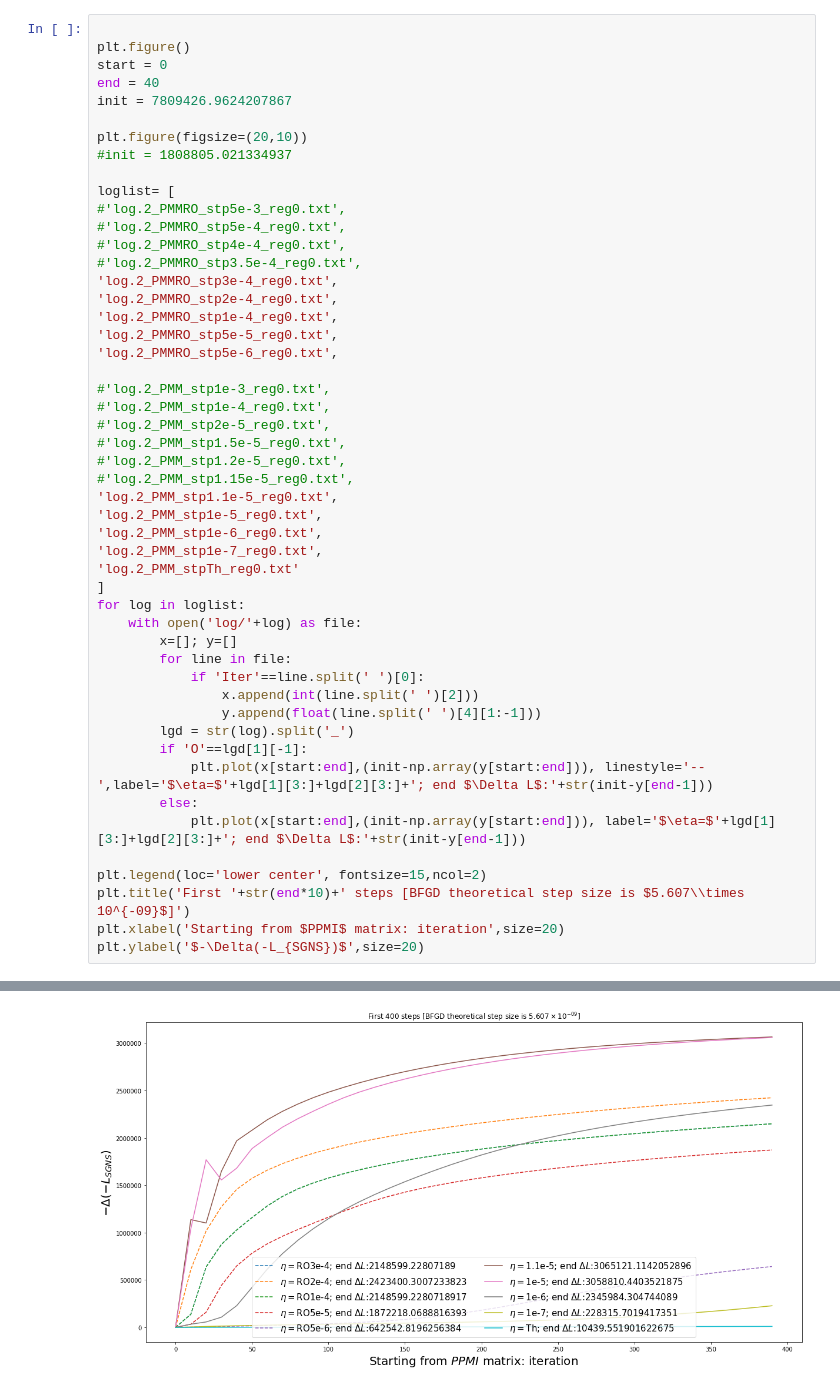
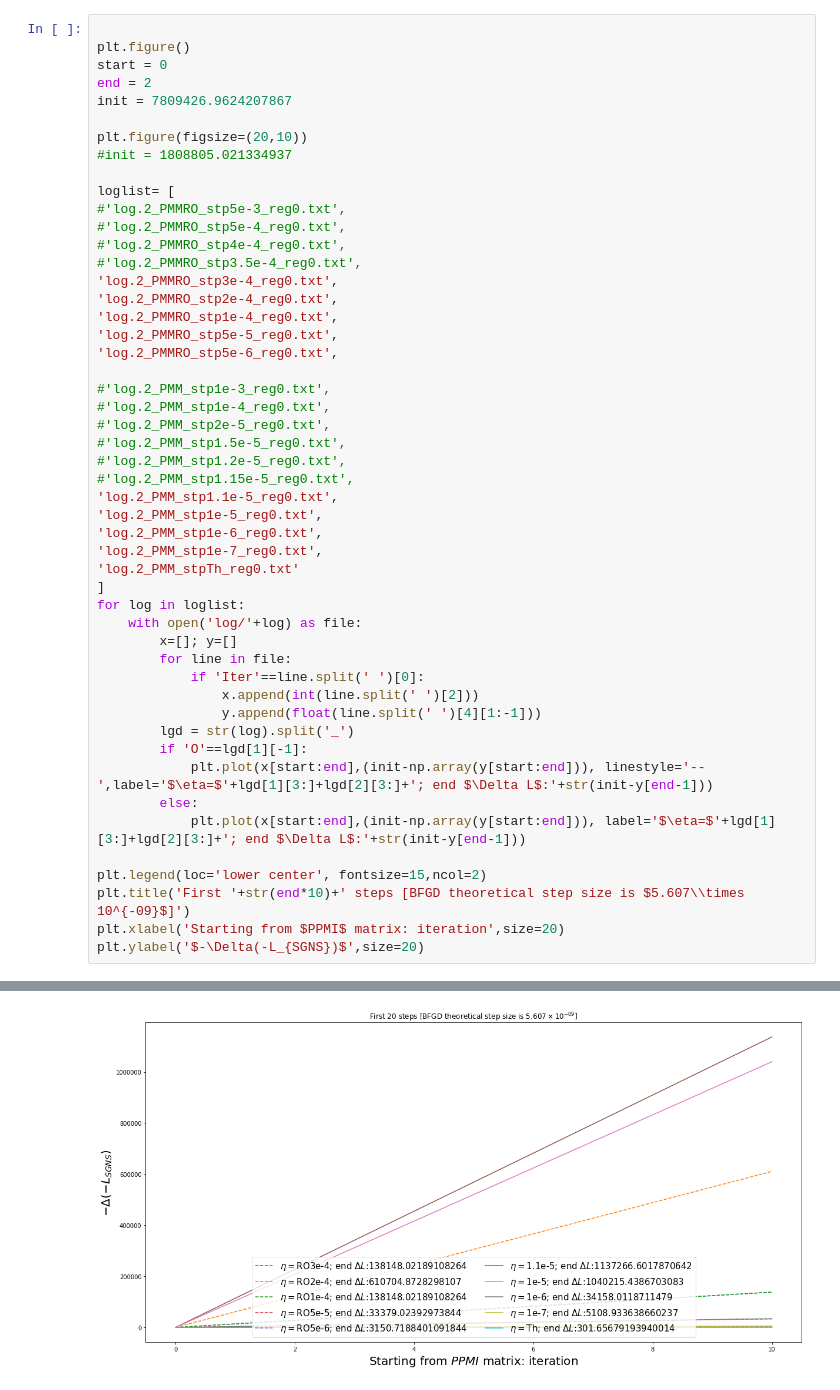
Before and after one commit to YerongLi/BFGD-sgns, a Jupyter notebook: plot.ipynb, the cells around one changed output, grey strips where cells are left out. Cells and saved outputs as stored; diff of their text form.

```diff
--- a/plot.ipynb
+++ b/plot.ipynb
@@ -336,7 +385,7 @@ log.2_X0_stpTh_reg0.txt
 
 plt.figure()
 start = 0
-end = 40
+end = 2
 init = 7809426.9624207867
 
 plt.figure(figsize=(20,10))
@@ -358,34 +407,34 @@ loglist= [
 #'log.2_PMM_stp2e-5_reg0.txt',
 #'log.2_PMM_stp1.5e-5_reg0.txt',
 #'log.2_PMM_stp1.2e-5_reg0.txt',
 #'log.2_PMM_stp1.15e-5_reg0.txt',
 'log.2_PMM_stp1.1e-5_reg0.txt',
 'log.2_PMM_stp1e-5_reg0.txt',
 'log.2_PMM_stp1e-6_reg0.txt',
 'log.2_PMM_stp1e-7_reg0.txt',
 'log.2_PMM_stpTh_reg0.txt'
 ]
 for log in loglist:
     with open('log/'+log) as file:
         x=[]; y=[]
         for line in file:
             if 'Iter'==line.split(' ')[0]:
                 x.append(int(line.split(' ')[2]))
                 y.append(float(line.split(' ')[4][1:-1]))
         lgd = str(log).split('_')
         if 'O'==lgd[1][-1]:
             plt.plot(x[start:end],(init-np.array(y[start:end])), linestyle='--',label='$\eta=$'+lgd[1][3:]+lgd[2][3:]+'; end $\Delta L$:'+str(init-y[end-1]))
         else:
             plt.plot(x[start:end],(init-np.array(y[start:end])), label='$\eta=$'+lgd[1][3:]+lgd[2][3:]+'; end $\Delta L$:'+str(init-y[end-1]))
 
 plt.legend(loc='lower center', fontsize=15,ncol=2)
 plt.title('First '+str(end*10)+' steps [BFGD theoretical step size is $5.607\\times 10^{-09}$]')
 plt.xlabel('Starting from $PPMI$ matrix: iteration',size=20)
 plt.ylabel('$-\Delta(-L_{SGNS})$',size=20)
 # %% [output]
 <matplotlib.text.Text at 0x...>
 <matplotlib.figure.Figure at 0x...>
-[figure, old version]
+[figure, new version]
 # %%
 %matplotlib inline
 %load_ext autoreload
```
Also changed, not shown: parts of 12 cells of this notebook, 8 other files.
